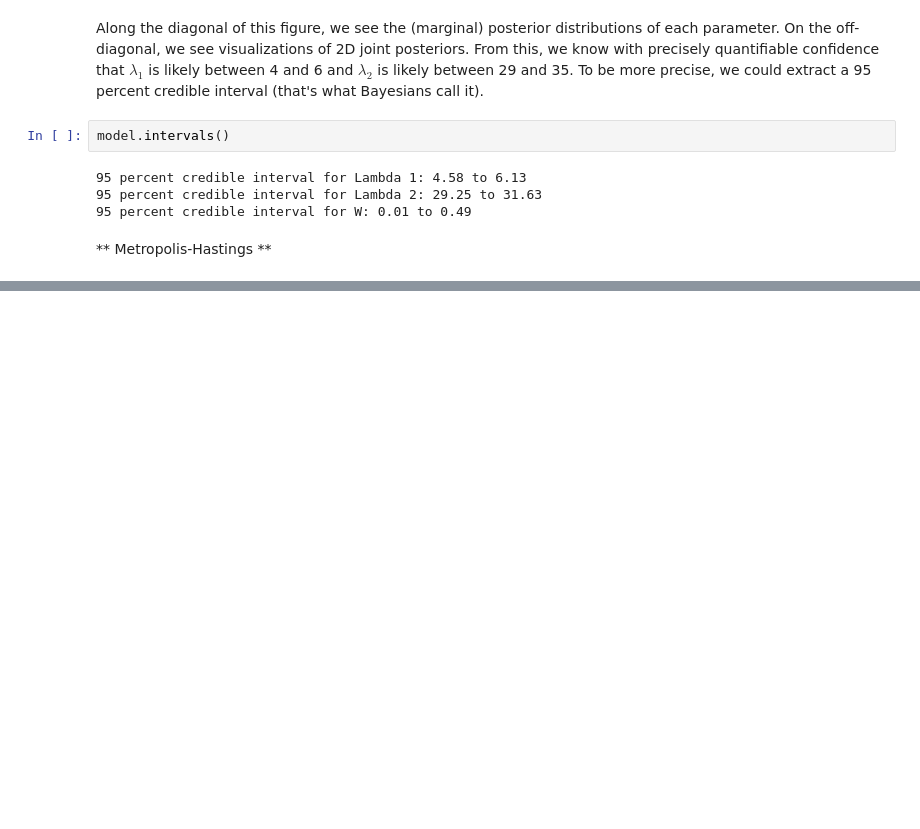
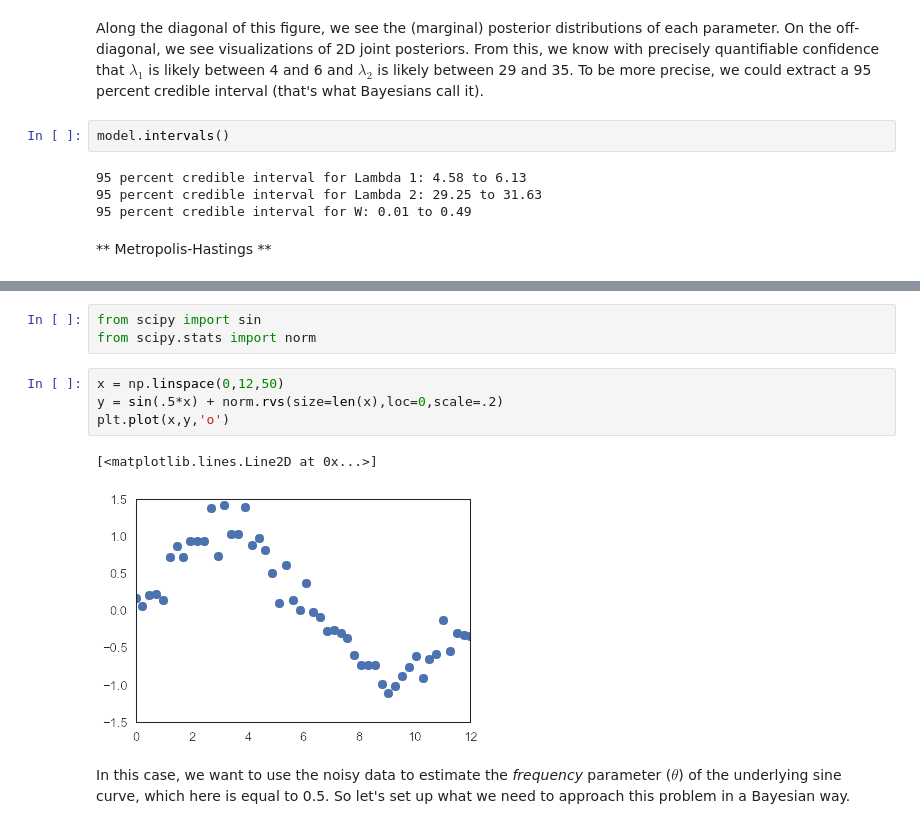
Before and after one commit to keeganhines/computationalStatistics, a Jupyter notebook: MCMC.ipynb, the cells around one changed output, grey strips where cells are left out. Saved outputs shown, nothing was run; the diff lists cells and outputs as text; blank space fills up the shorter version.

```diff
--- a/MCMC.ipynb
+++ b/MCMC.ipynb
@@ -346,0 +353,12 @@ model.intervals()
+# %%
+from scipy import sin
+from scipy.stats import norm
+# %%
+x = np.linspace(0,12,50)
+y = sin(.5*x) + norm.rvs(size=len(x),loc=0,scale=.2)
+plt.plot(x,y,'o')
+# %% [output]
+[<matplotlib.lines.Line2D at 0x...>]
+[figure, added]
+# %% [markdown]
+In this case, we want to use the noisy data to estimate the *frequency* parameter ($\theta$) of the underlying sine curve, which here is equal to 0.5. So let's set up what we need to approach this problem in a Bayesian way.
```
Also changed, not shown: parts of 12 cells of this notebook, 1 other file.
